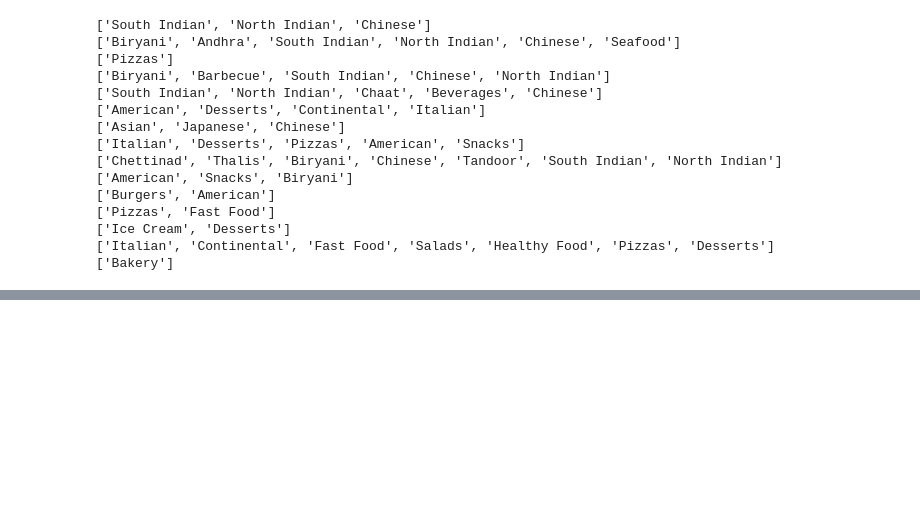
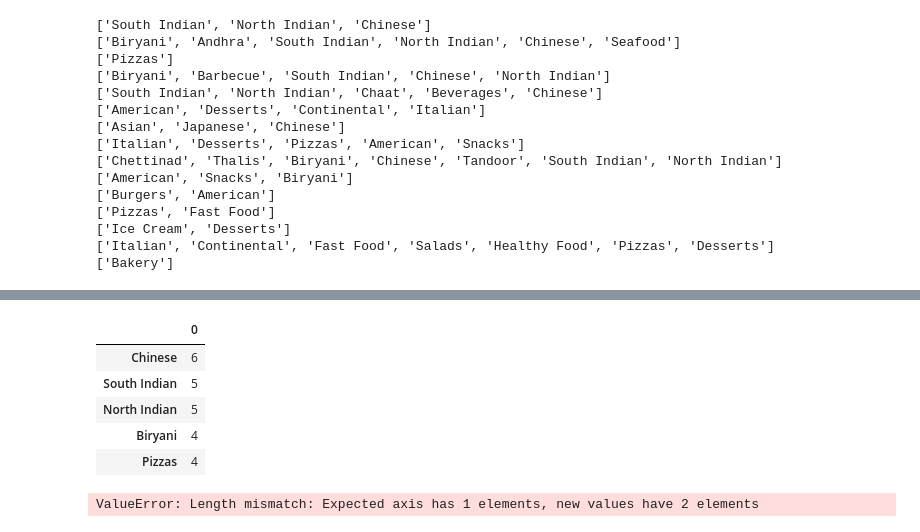
Before and after one commit to Vinayak-pawar/College, a Jupyter notebook: B9AI108 Programming for Data Analysis (B9AI108_2223_TMD1S)/Code/ca02.ipynb, the cells around one changed output, grey strips where cells are left out. Cells and saved outputs as stored; diff of their text form; code cells hidden in the pictures; blank space fills up the shorter version.

```diff
--- a/B9AI108 Programming for Data Analysis (B9AI108_2223_TMD1S)/Code/ca02.ipynb
+++ b/B9AI108 Programming for Data Analysis (B9AI108_2223_TMD1S)/Code/ca02.ipynb
@@ -187,3 +355,17 @@ city_bangalore= []
+# %%
+df.head()
+# %% [output]
+|  | 0 |
+| Chinese | 6 |
+| South Indian | 5 |
+| North Indian | 5 |
+| Biryani | 4 |
+| Pizzas | 4 |
+# %%
+df.columns=['cuisines','count']
+df.head()
+# %% [output]
+ValueError: Length mismatch: Expected axis has 1 elements, new values have 2 elements
 # %%
 #PUNE CITY
 import matplotlib.pyplot as plt
```
Also changed, not shown: parts of 12 cells of this notebook.
